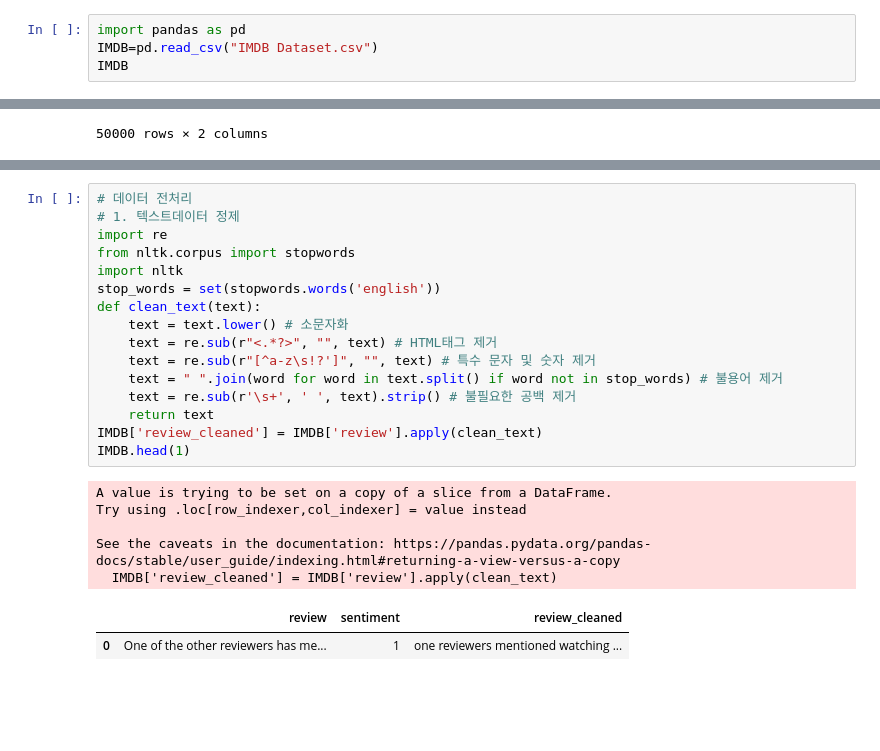
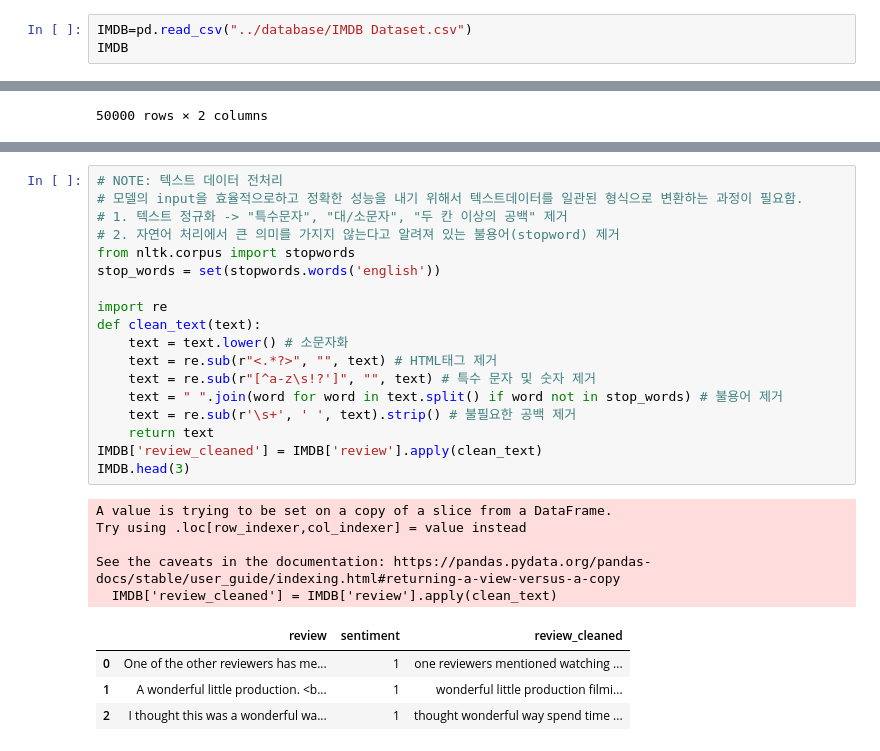
Before and after one commit to TriFullKim/DeepLearning-SentimentAnalysis, a Jupyter notebook: notebooks/0001-preprocessing.ipynb, the cells around one changed output, grey strips where cells are left out. Saved outputs shown, nothing was run; the diff lists cells and outputs as text; blank space fills up the shorter version.

```diff
--- a/notebooks/0001-preprocessing.ipynb
+++ b/notebooks/0001-preprocessing.ipynb
@@ -1,6 +16,5 @@
 # %%
-import pandas as pd
-IMDB=pd.read_csv("IMDB Dataset.csv")
+IMDB=pd.read_csv("../database/IMDB Dataset.csv")
 IMDB
 # %% [output]
 |  | review | sentiment |
@@ -96,24 +95,28 @@ IMDB.head()
 # %%
-# 데이터 전처리
-# 1. 텍스트데이터 정제
+# NOTE: 텍스트 데이터 전처리
+# 모델의 input을 효율적으로하고 정확한 성능을 내기 위해서 텍스트데이터를 일관된 형식으로 변환하는 과정이 필요함.
+# 1. 텍스트 정규화 -> "특수문자", "대/소문자", "두 칸 이상의 공백" 제거
+# 2. 자연어 처리에서 큰 의미를 가지지 않는다고 알려져 있는 불용어(stopword) 제거
+from nltk.corpus import stopwords
+stop_words = set(stopwords.words('english'))
+
 import re
-from nltk.corpus import stopwords
-import nltk
-stop_words = set(stopwords.words('english'))
 def clean_text(text):
     text = text.lower() # 소문자화
     text = re.sub(r"<.*?>", "", text) # HTML태그 제거
     text = re.sub(r"[^a-z\s!?']", "", text) # 특수 문자 및 숫자 제거
     text = " ".join(word for word in text.split() if word not in stop_words) # 불용어 제거
     text = re.sub(r'\s+', ' ', text).strip() # 불필요한 공백 제거
     return text
 IMDB['review_cleaned'] = IMDB['review'].apply(clean_text)
-IMDB.head(1)
+IMDB.head(3)
 # %% [output]
 A value is trying to be set on a copy of a slice from a DataFrame.
 Try using .loc[row_indexer,col_indexer] = value instead
 
 See the caveats in the documentation: https://pandas.pydata.org/pandas-docs/stable/user_guide/indexing.html#returning-a-view-versus-a-copy
   IMDB['review_cleaned'] = IMDB['review'].apply(clean_text)
 |  | review | sentiment | review_cleaned |
 | 0 | One of the other reviewers has me... | 1 | one reviewers mentioned watching ... |
+| 1 | A wonderful little production. <b... | 1 | wonderful little production filmi... |
+| 2 | I thought this was a wonderful wa... | 1 | thought wonderful way spend time ... |
```
Also changed, not shown: parts of 24 cells of this notebook, 4 other files.
